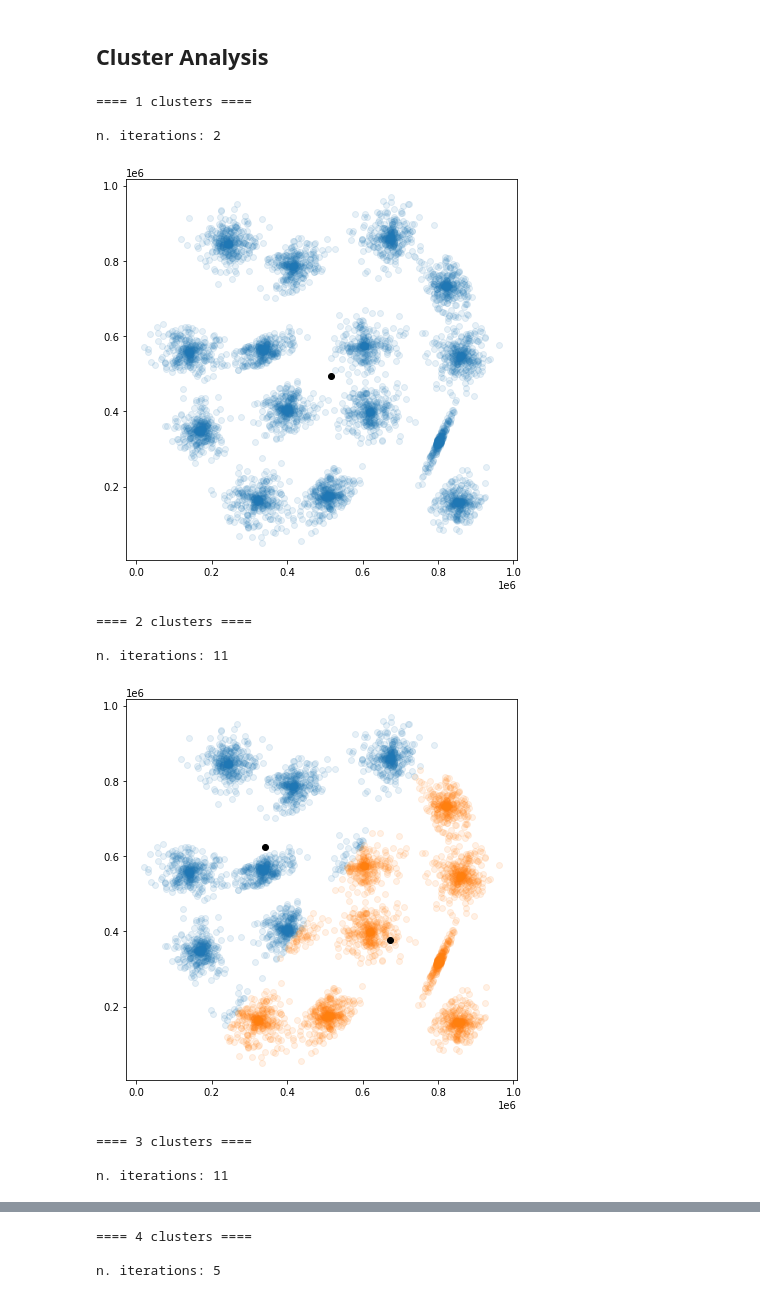
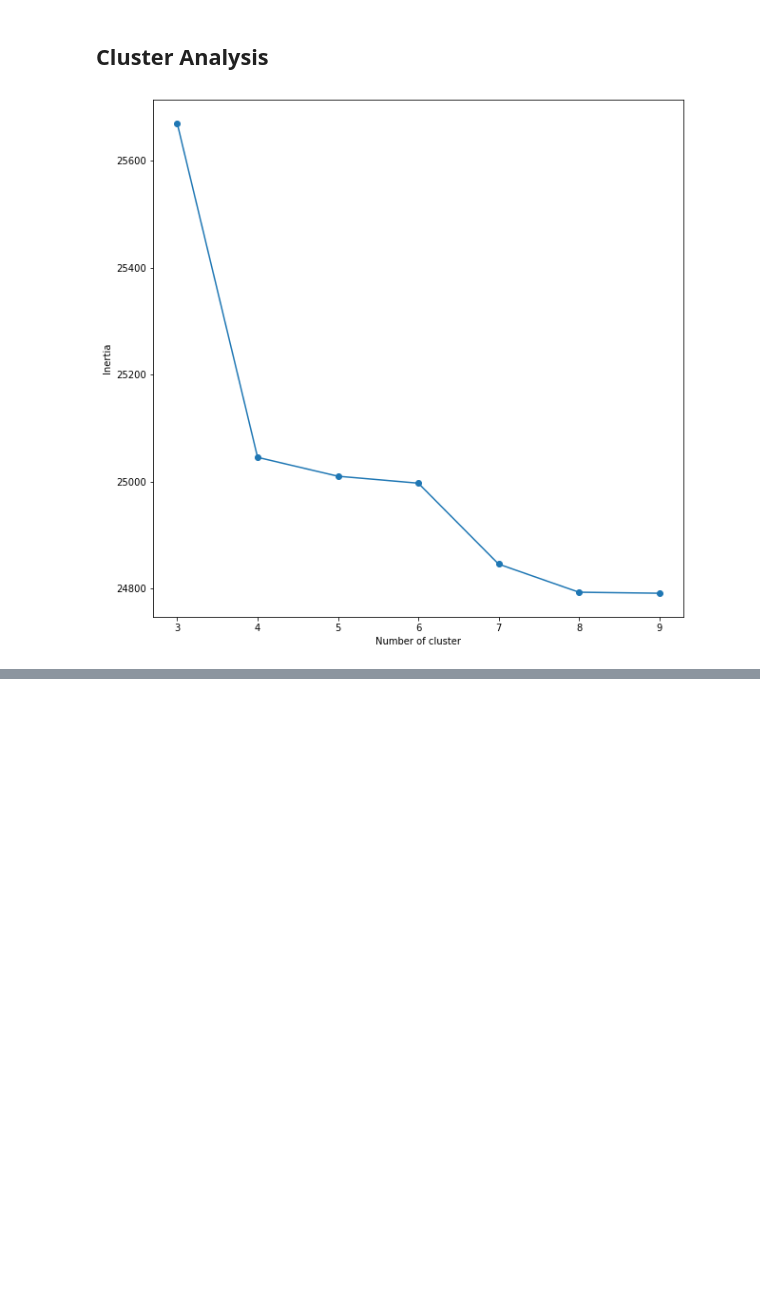
Before and after one commit to domenicocinque/ADM-HW4, a Jupyter notebook: HW4_Q2.ipynb, the cells around one changed output, grey strips where cells are left out. Drawn from its saved outputs; the diff is of its cells as text; code cells hidden in the pictures; blank space fills up the shorter version.

Commit message:
elbow done

```diff
--- a/HW4_Q2.ipynb
+++ b/HW4_Q2.ipynb
@@ -181,7 +206,7 @@ def KMeans(k, matrix):
     representatives = []
 
     run = True
-    limit = 0
+
     while run:
         representatives = new_representatives
 
@@ -204,19 +229,11 @@ def KMeans(k, matrix):
             run = False
             new_val = np.sum(clusters[i],axis=0)/len(clusters[i])
             new_representatives.append(new_val)
-            if representatives[i][0] != new_representatives[i][0] or representatives[i][1] != new_representatives[i][1]:
+
+        for i in range(len(representatives)):
+            if np.any(representatives[i] != new_representatives[i]):
                 run = True
 
-        if run:
-            limit += 1
-        else:
-            limit += 1
-            print("n. iterations: "+str(limit))
-
-        if limit == 10000:
-            print("n. iterations: "+str(limit))
-            return clusters, new_representatives, i_clusters
-
     return clusters, new_representatives, i_clusters
 # %%
 clusters, new_representatives, i_clusters = KMeans(10, svd_matrix)
@@ -224,12 +245,3 @@ clusters, new_representatives, i_clusters = KMeans(10, svd_matrix)
 list(df.iloc[i_clusters[5]].Text)[50]
 # %% [markdown]
 ## Cluster Analysis
-# %%
-file = open("test.txt", "r")
-matrix = []
-for num in file:
-    row = num.split()
-    row[0] = int(row[0])
-    row[1] = int(row[1])
-    row = np.array(row)
-    matrix.append(row)
@@ -252,30 +257,18 @@ def inertia(matrix, centroid, k):
         min_sq_norm = min(sq_norms) #considering the minimum norm
         sum_ += min_sq_norm
     return sum_ #return inertia
+# %%
+elbow = []
+for k in tqdm(range(1, 10)):
+    clusters, representatives, i_clusters = KMeans(k, svd_matrix)
+    inertia_ = inertia(svd_matrix, representatives, k)
+    elbow.append(inertia_)
 # %%
-elbow = []
-for k in range(1, 10):
-    print("==== "+str(k)+" clusters ====\n")
-    clusters, representatives, i_clusters = KMeans(k, matrix)
-    plot_cluster(clusters, representatives)
-    inertia_ = inertia(matrix, representatives, k)
-    elbow.append(inertia_)
-
 plt.figure(figsize = (10, 10))
-plt.plot(range(1,10), elbow)
-plt.scatter(range(1,10), elbow)
+plt.plot(range(3,10), elbow[2:])
+plt.scatter(range(3,10), elbow[2:])
 plt.xlabel("Number of cluster")
 plt.ylabel("Inertia")
 plt.show()
 # %% [output]
-==== 1 clusters ====
-
-n. iterations: 2
-[figure, old version]
+[figure, new version]
-==== 2 clusters ====
-
-n. iterations: 11
-[figure, removed]
-==== 3 clusters ====
-
-n. iterations: 11
@@ -283,3 +274,0 @@ n. iterations: 11
-==== 4 clusters ====
-
-n. iterations: 5
```
Also changed, not shown: parts of 12 cells of this notebook.
